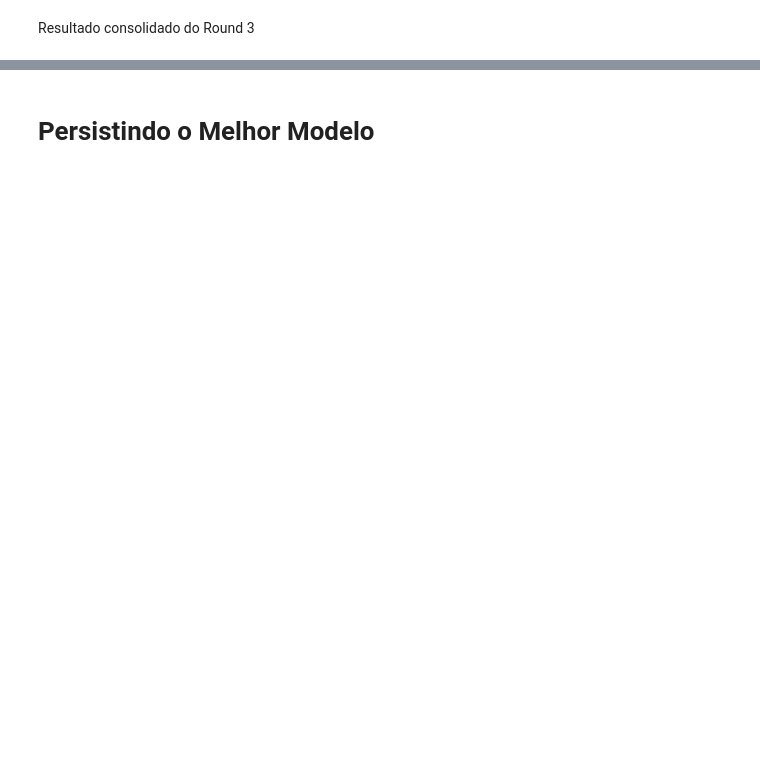
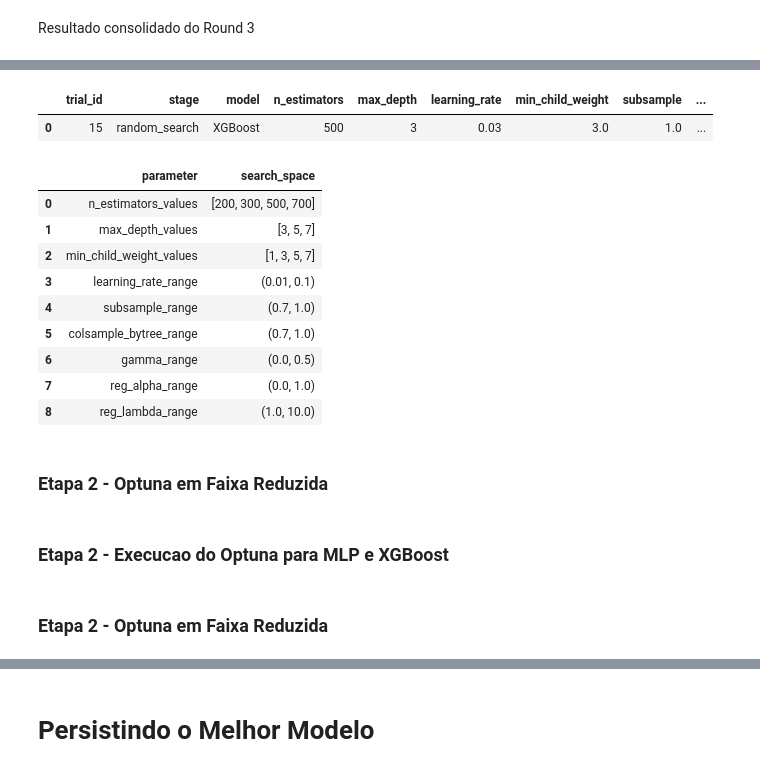
Before and after one commit to devjaynemorais/mle-f1-tech-challenge, a Jupyter notebook: notebooks/02_experimentation.ipynb, the cells around one changed output, grey strips where cells are left out. Cells and saved outputs as stored; diff of their text form; code cells hidden in the pictures; blank space fills up the shorter version.

```diff
--- a/notebooks/02_experimentation.ipynb
+++ b/notebooks/02_experimentation.ipynb
@@ -1565,0 +1872,69 @@ display(results_l1_fs.round(4))
+# %%
+assert best_xgb_result is not None, "Nenhum resultado foi encontrado na busca do XGBoost."
+assert best_xgb_params is not None, "best_xgb_params nao foi definido."
+assert best_xgb_estimator is not None, "best_xgb_estimator nao foi definido."
+
+best_xgb_summary = pd.DataFrame([best_xgb_result]).round(4)
+xgb_top_trials = results_xgb_random_search.head(min(20, len(results_xgb_random_search))).copy()
+
+xgb_optuna_seed_space = {
+    "n_estimators_values": sorted(xgb_top_trials["n_estimators"].astype(int).unique().tolist()),
+    "max_depth_values": sorted(xgb_top_trials["max_depth"].astype(int).unique().tolist()),
+    "min_child_weight_values": sorted(xgb_top_trials["min_child_weight"].astype(int).unique().tolist()),
+    "learning_rate_range": (
+        float(xgb_top_trials["learning_rate"].min()),
+        float(xgb_top_trials["learning_rate"].max()),
+    ),
+    "subsample_range": (
+        float(xgb_top_trials["subsample"].min()),
+        float(xgb_top_trials["subsample"].max()),
+    ),
+    "colsample_bytree_range": (
+        float(xgb_top_trials["colsample_bytree"].min()),
+        float(xgb_top_trials["colsample_bytree"].max()),
+    ),
+    "gamma_range": (
+        float(xgb_top_trials["gamma"].min()),
+        float(xgb_top_trials["gamma"].max()),
+    ),
+    "reg_alpha_range": (
+        float(xgb_top_trials["reg_alpha"].min()),
+        float(xgb_top_trials["reg_alpha"].max()),
+    ),
+    "reg_lambda_range": (
+        float(xgb_top_trials["reg_lambda"].min()),
+        float(xgb_top_trials["reg_lambda"].max()),
+    ),
+}
+
+xgb_optuna_space_preview = pd.DataFrame(
+    [
+        {"parameter": "n_estimators_values", "search_space": xgb_optuna_seed_space["n_estimators_values"]},
+        {"parameter": "max_depth_values", "search_space": xgb_optuna_seed_space["max_depth_values"]},
+        {"parameter": "min_child_weight_values", "search_space": xgb_optuna_seed_space["min_child_weight_values"]},
+        {"parameter": "learning_rate_range", "search_space": xgb_optuna_seed_space["learning_rate_range"]},
+        {"parameter": "subsample_range", "search_space": xgb_optuna_seed_space["subsample_range"]},
+        {"parameter": "colsample_bytree_range", "search_space": xgb_optuna_seed_space["colsample_bytree_range"]},
+        {"parameter": "gamma_range", "search_space": xgb_optuna_seed_space["gamma_range"]},
+        {"parameter": "reg_alpha_range", "search_space": xgb_optuna_seed_space["reg_alpha_range"]},
+        {"parameter": "reg_lambda_range", "search_space": xgb_optuna_seed_space["reg_lambda_range"]},
+    ]
+)
+
+display(best_xgb_summary)
+display(xgb_optuna_space_preview)
+# %% [output]
+|  | trial_id | stage | model | n_estimators | max_depth | learning_rate | min_child_weight | subsample | ... |
+| 0 | 15 | random_search | XGBoost | 500 | 3 | 0.03 | 3.0 | 1.0 | ... |
+|  | parameter | search_space |
+| 0 | n_estimators_values | [200, 300, 500, 700] |
+| 1 | max_depth_values | [3, 5, 7] |
+| 2 | min_child_weight_values | [1, 3, 5, 7] |
+| 3 | learning_rate_range | (0.01, 0.1) |
+| 4 | subsample_range | (0.7, 1.0) |
+| 5 | colsample_bytree_range | (0.7, 1.0) |
+| 6 | gamma_range | (0.0, 0.5) |
+| 7 | reg_alpha_range | (0.0, 1.0) |
+| 8 | reg_lambda_range | (1.0, 10.0) |
+# %% [markdown]
+### Etapa 2 - Optuna em Faixa Reduzida
@@ -1565,0 +1968,2 @@ display(results_l1_fs.round(4))
+# %% [markdown]
+### Etapa 2 - Execucao do Optuna para MLP e XGBoost
@@ -1565,0 +2177,2 @@ display(results_l1_fs.round(4))
+# %% [markdown]
+### Etapa 2 - Optuna em Faixa Reduzida
```
Also changed, not shown: parts of 53 cells of this notebook, 5 other files.
